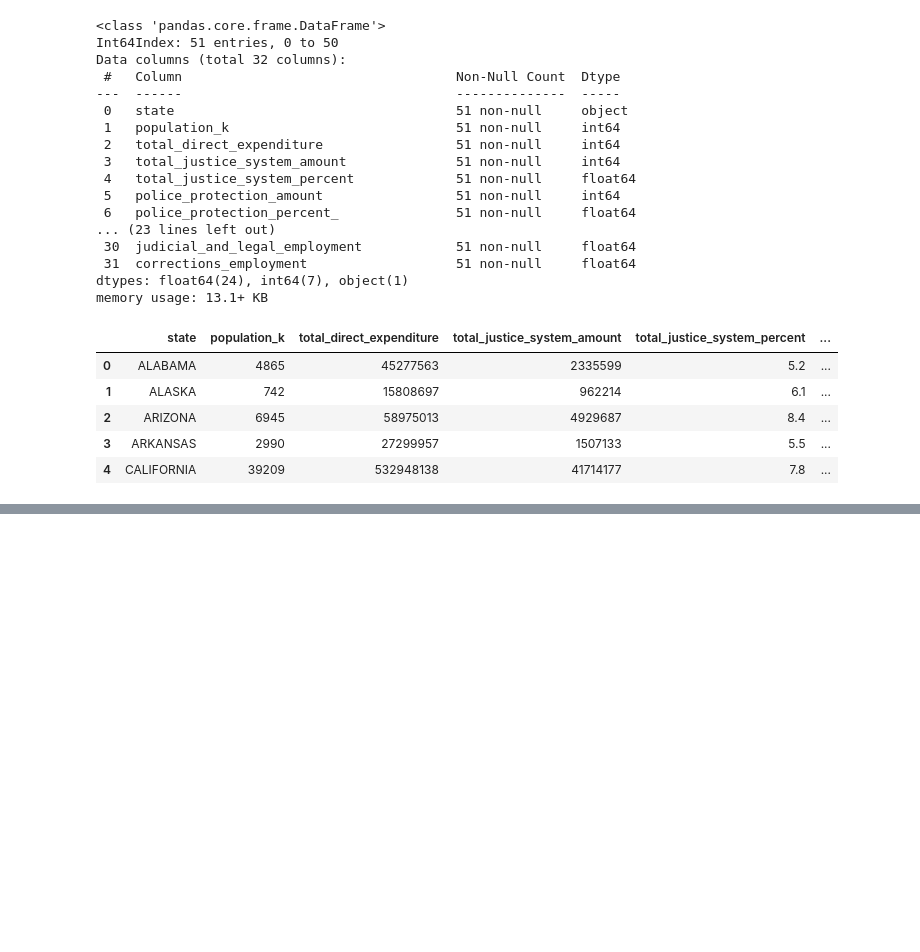
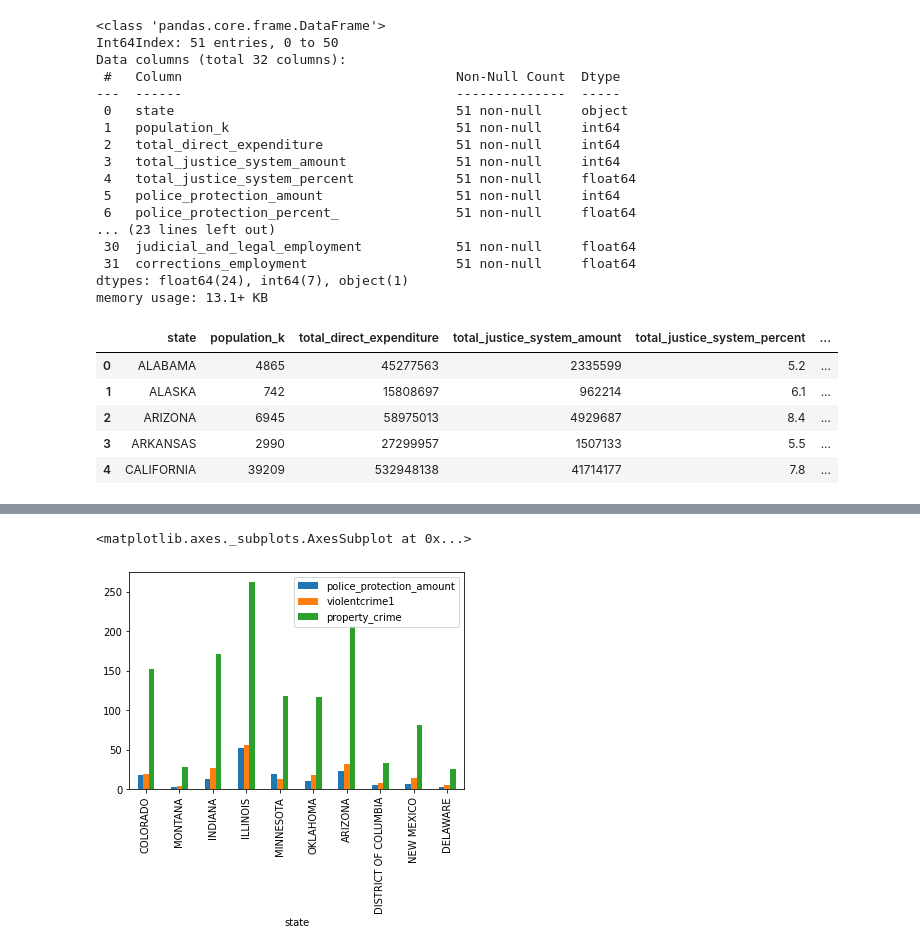
Before and after one commit to ninadcpa/DSC540, a Jupyter notebook: Final_Project.ipynb, the cells around one changed output, grey strips where cells are left out. Saved outputs shown, nothing was run; the diff lists cells and outputs as text; code cells hidden in the pictures; blank space fills up the shorter version.

```diff
--- a/Final_Project.ipynb
+++ b/Final_Project.ipynb
@@ -813,0 +894,15 @@ combined_df.head()
+# %%
+pp_expense_crime_df = mst1_mst2_combine_df.set_index(['state'])
+pp_expense_crime_df = pp_expense_crime_df[["police_protection_amount","violentcrime1", "property_crime"]]
+
+# Police protection amount in 100 Thousands
+pp_expense_crime_df['police_protection_amount'] = pp_expense_crime_df['police_protection_amount']/100000
+
+# Violent crime and Property Crimes in Thousands
+pp_expense_crime_df['violentcrime1'] = pp_expense_crime_df['violentcrime1']/1000
+pp_expense_crime_df['property_crime'] = pp_expense_crime_df['property_crime']/1000
+
+pp_expense_crime_df.sample(10).plot.bar()
+# %% [output]
+<matplotlib.axes._subplots.AxesSubplot at 0x...>
+[figure, added]
```
Also changed, not shown: parts of 15 cells of this notebook.
